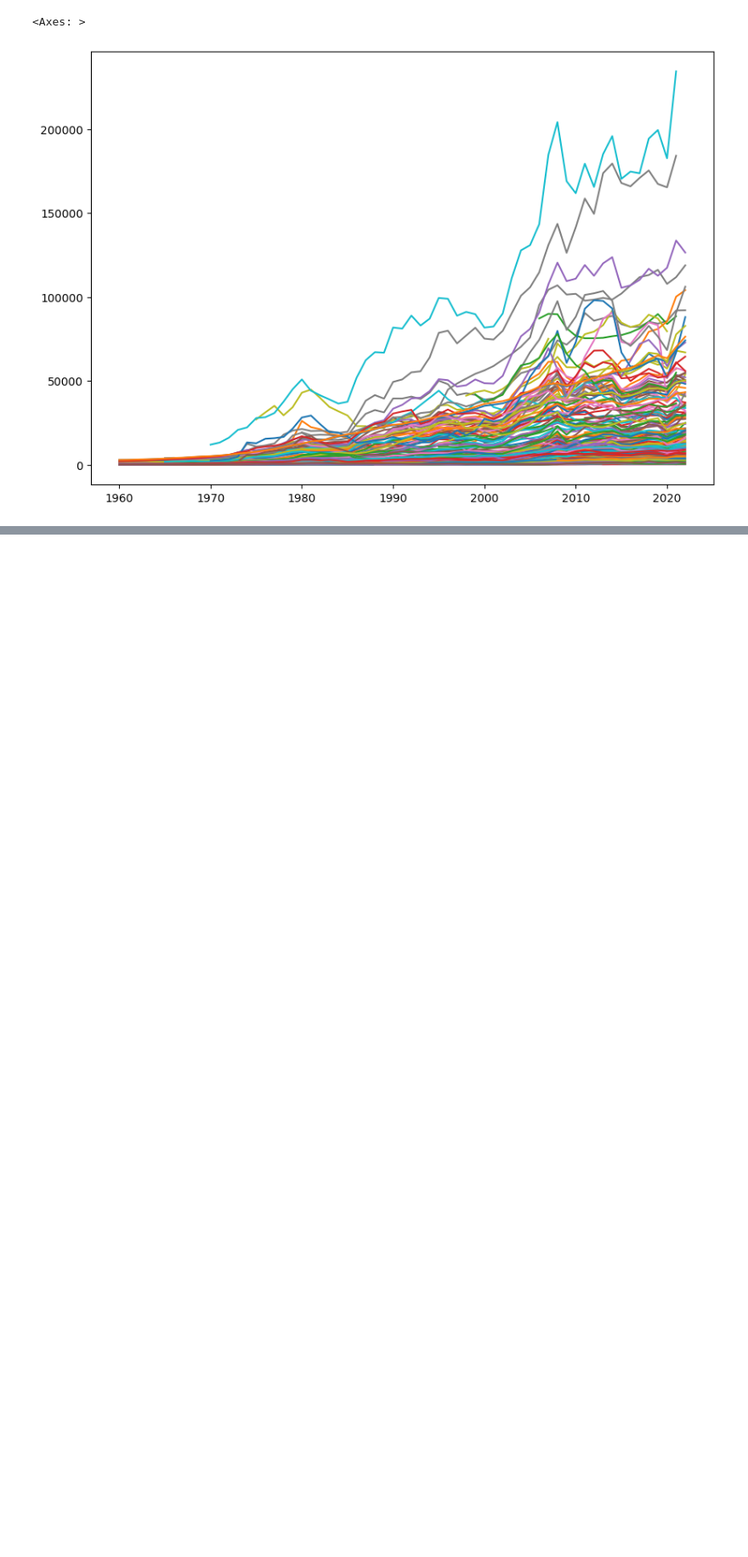
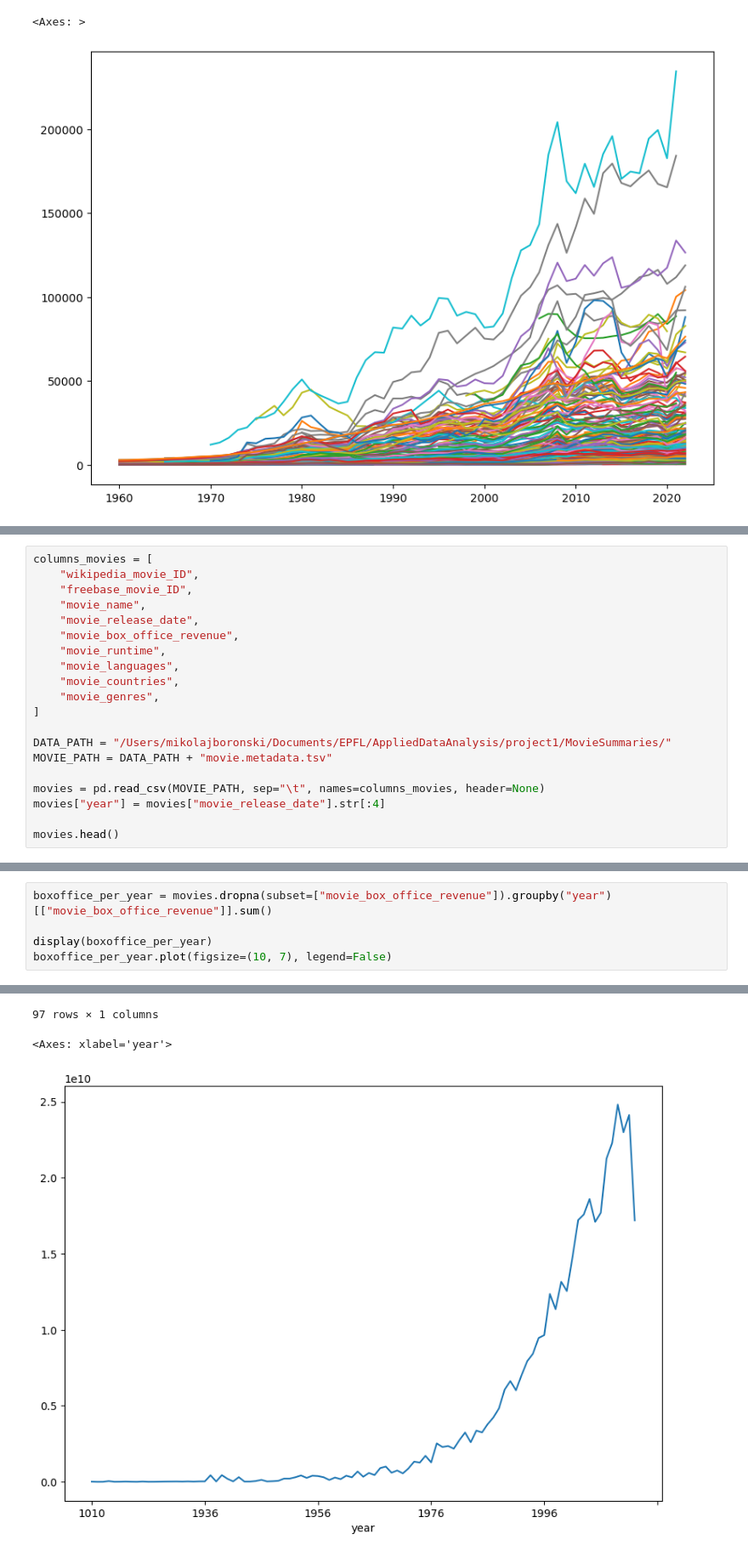
Before and after one commit to epfl-ada/ada-2023-project-fivefrenchspeakingpeoplenocap, a Jupyter notebook: temp/financial.ipynb, the cells around one changed output, grey strips where cells are left out. Shown at 85% size. Saved outputs shown, nothing was run; the diff lists cells and outputs as text; blank space fills up the shorter version.

```diff
--- a/temp/financial.ipynb
+++ b/temp/financial.ipynb
@@ -91,0 +102,20 @@ gdp.plot(figsize=(10, 7), legend=False)
+# %%
+columns_movies = [
+    "wikipedia_movie_ID",
+    "freebase_movie_ID",
+    "movie_name",
+    "movie_release_date",
+    "movie_box_office_revenue",
+    "movie_runtime",
+    "movie_languages",
+    "movie_countries",
+    "movie_genres",
+]
+
+DATA_PATH = "/Users/mikolajboronski/Documents/EPFL/AppliedDataAnalysis/project1/MovieSummaries/"
+MOVIE_PATH = DATA_PATH + "movie.metadata.tsv"
+
+movies = pd.read_csv(MOVIE_PATH, sep="\t", names=columns_movies, header=None)
+movies["year"] = movies["movie_release_date"].str[:4]
+
+movies.head()
@@ -91,0 +129,6 @@ gdp.plot(figsize=(10, 7), legend=False)
+# %%
+boxoffice_per_year = movies.dropna(subset=["movie_box_office_revenue"]).groupby("year")[["movie_box_office_revenue"]].sum()
+
+display(boxoffice_per_year)
+boxoffice_per_year.plot(figsize=(10, 7), legend=False)
+# %% [output]
@@ -91,0 +148,3 @@ gdp.plot(figsize=(10, 7), legend=False)
+97 rows × 1 columns
+<Axes: xlabel='year'>
+[figure, added]
```
Also changed, not shown: parts of 25 cells of this notebook.
